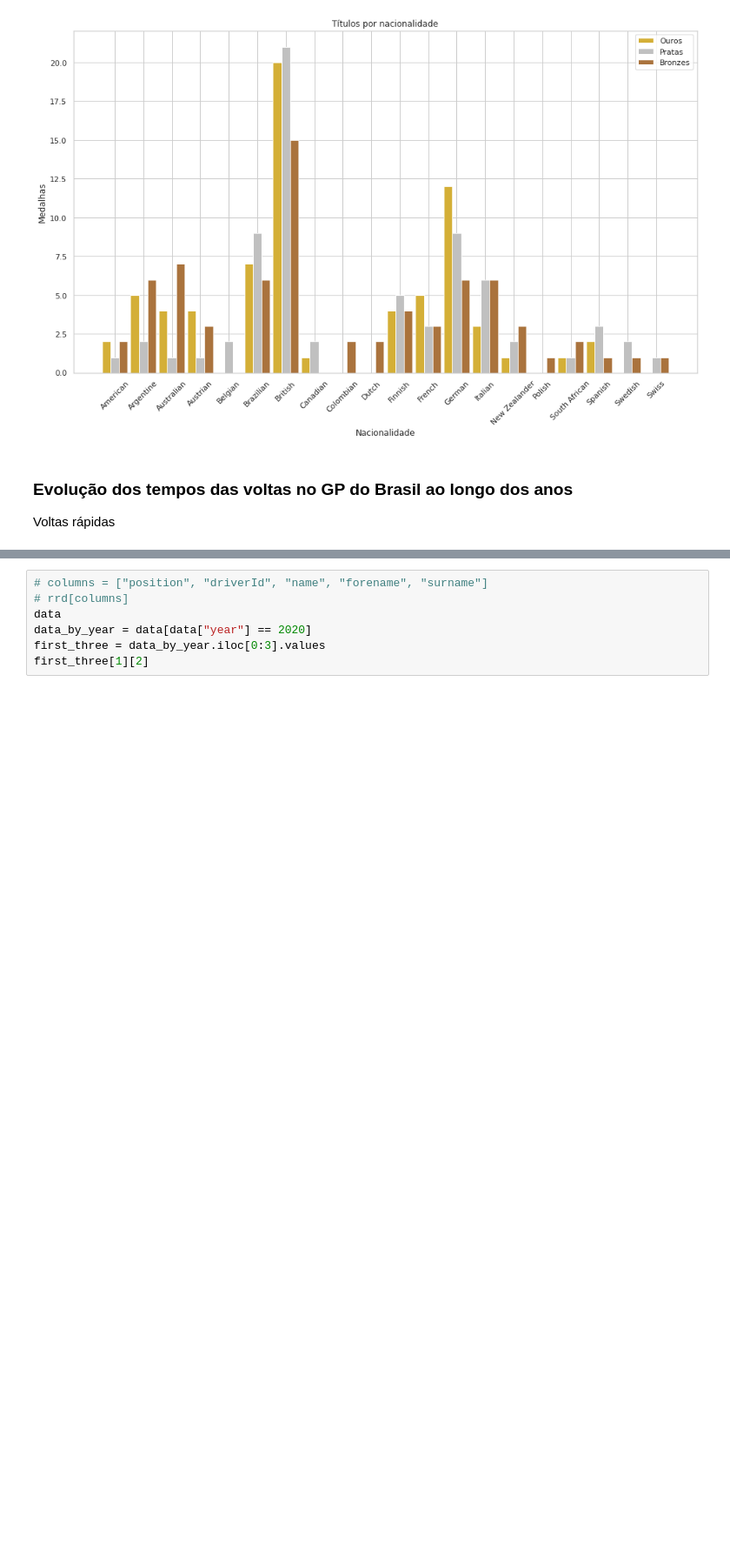
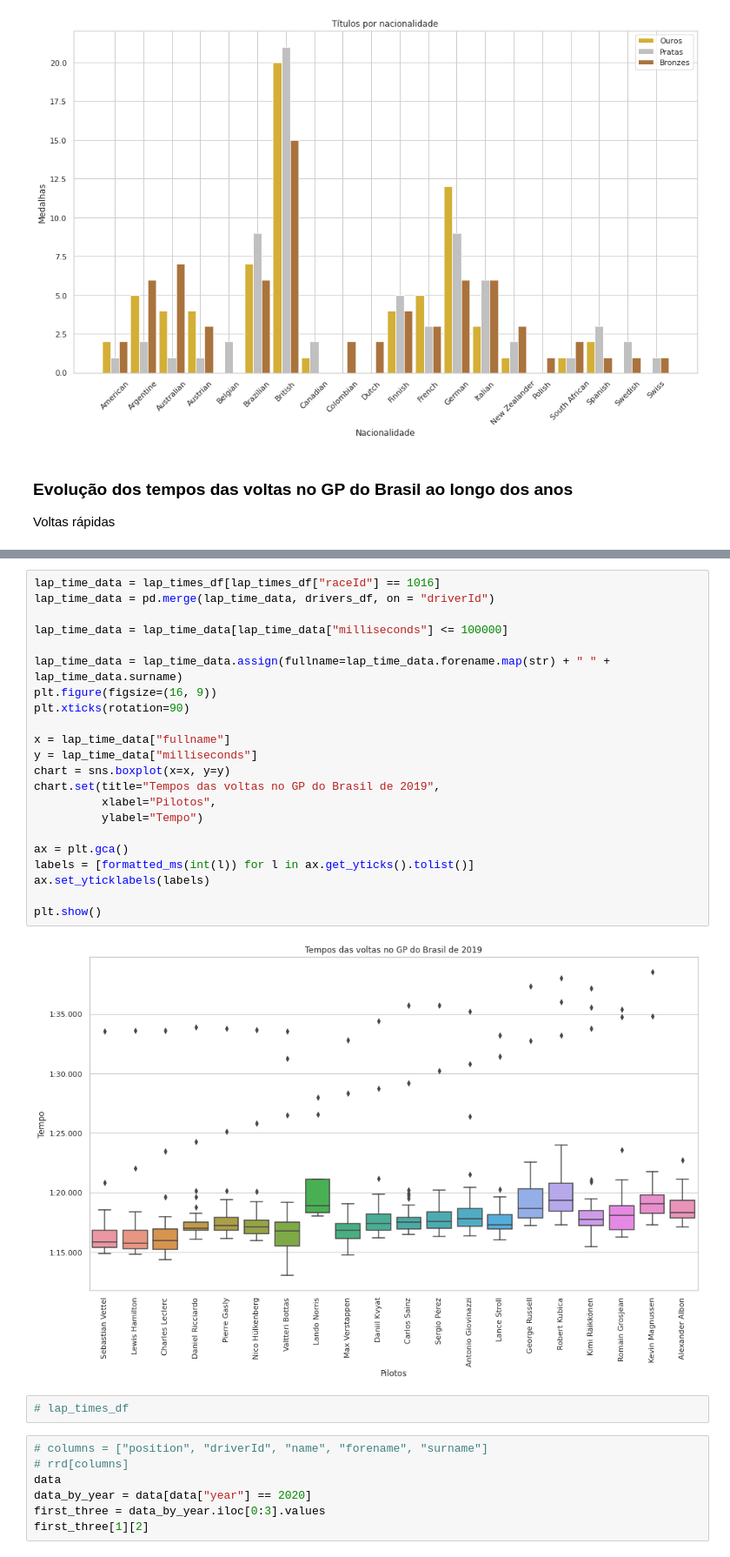
Before and after one commit to mateusquaresma/2021.3-big-019, a Jupyter notebook: notebooks/Formula-1.ipynb, the cells around one changed output, grey strips where cells are left out. Shown at 87% size. Cells and saved outputs as stored; diff of their text form; blank space fills up the shorter version.

```diff
--- a/notebooks/Formula-1.ipynb
+++ b/notebooks/Formula-1.ipynb
@@ -300,3 +261,29 @@ races_df[races_df["name"] == "Brazilian Grand Prix"]
+# %%
+lap_time_data = lap_times_df[lap_times_df["raceId"] == 1016]
+lap_time_data = pd.merge(lap_time_data, drivers_df, on = "driverId")
+
+lap_time_data = lap_time_data[lap_time_data["milliseconds"] <= 100000]
+
+lap_time_data = lap_time_data.assign(fullname=lap_time_data.forename.map(str) + " " + lap_time_data.surname)
+plt.figure(figsize=(16, 9))
+plt.xticks(rotation=90)
+
+x = lap_time_data["fullname"]
+y = lap_time_data["milliseconds"]
+chart = sns.boxplot(x=x, y=y)
+chart.set(title="Tempos das voltas no GP do Brasil de 2019",
+          xlabel="Pilotos",
+          ylabel="Tempo")
+
+ax = plt.gca()
+labels = [formatted_ms(int(l)) for l in ax.get_yticks().tolist()]
+ax.set_yticklabels(labels)
+
+plt.show()
+# %% [output]
+[figure, added]
+# %%
+# lap_times_df
 # %%
 # columns = ["position", "driverId", "name", "forename", "surname"]
 # rrd[columns]
```
Also changed, not shown: parts of 35 cells of this notebook.
